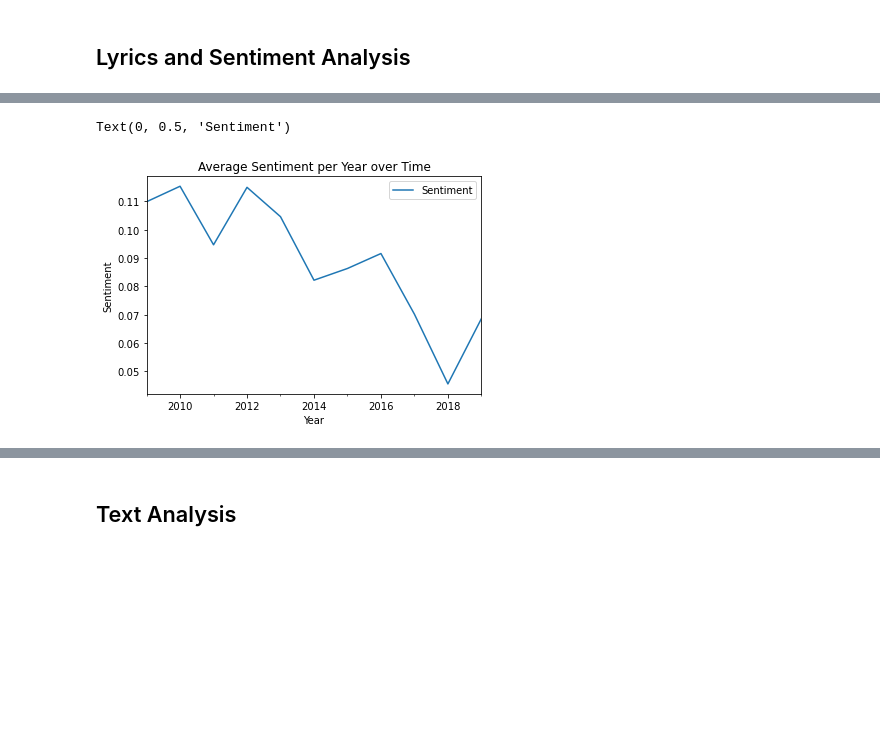
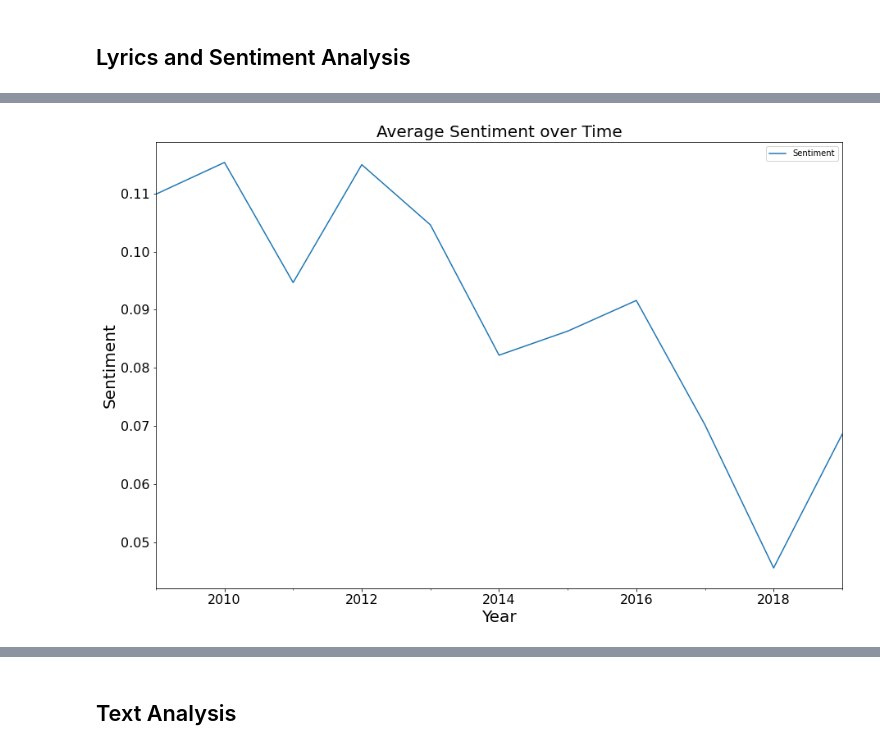
Before and after one commit to catbaker3/final, a Jupyter notebook: Final- Alt Dataset.ipynb, the cells around one changed output, grey strips where cells are left out. Drawn from its saved outputs; the diff is of its cells as text; code cells hidden in the pictures; blank space fills up the shorter version.

```diff
--- a/Final- Alt Dataset.ipynb
+++ b/Final- Alt Dataset.ipynb
@@ -114,3 +87,5 @@ dtype: int64
 # %%
 # Filter to only show songs from the last ten years (November 2010-Dec 2019 (end of dataset))
 billboard_100 = billboard_100.loc[billboard_100['Week'] > '2009-07-01']
+# %%
+billboard_100 = billboard_100.drop(['Unnamed: 0', 'Writing.Credits', 'Features'], axis=1)
@@ -117,3 +115,5 @@ billboard_100 = billboard_100.loc[billboard_100['Week'] > '2009-07-01']
+# %%
+billboard_100 = billboard_100.rename(columns={'Weekly.rank':'Rank', "Peak.position":'Peak_Rank'})
 # %%
 billboard_100.head()
 # %% [output]
@@ -276,12 +286,13 @@ billboard_100_resample = billboard_100['Sentiment'].resample('Y').mean()
 # %%
-#Plot lyric sentiment over time
+# Plot lyric sentiment over time
+plt.figure(figsize=(15,10))
 billboard_100_resample.plot(label='Sentiment', legend=True)
-plt.title('Average Sentiment per Year over Time')
-plt.xlabel('Year')
-plt.ylabel('Sentiment')
+plt.title('Average Sentiment over Time', fontsize=20)
+plt.xlabel('Year', fontsize=20)
+plt.ylabel('Sentiment', fontsize=20)
+plt.tick_params(axis='both', which='major', labelsize=16)
 # %% [output]
-Text(0, 0.5, 'Sentiment')
-[figure, old version]
+[figure, new version]
 # %%
 billboard_100_resample = billboard_100['Sentiment'].resample('W').mean()
 # %%
```
Also changed, not shown: parts of 45 cells of this notebook.
